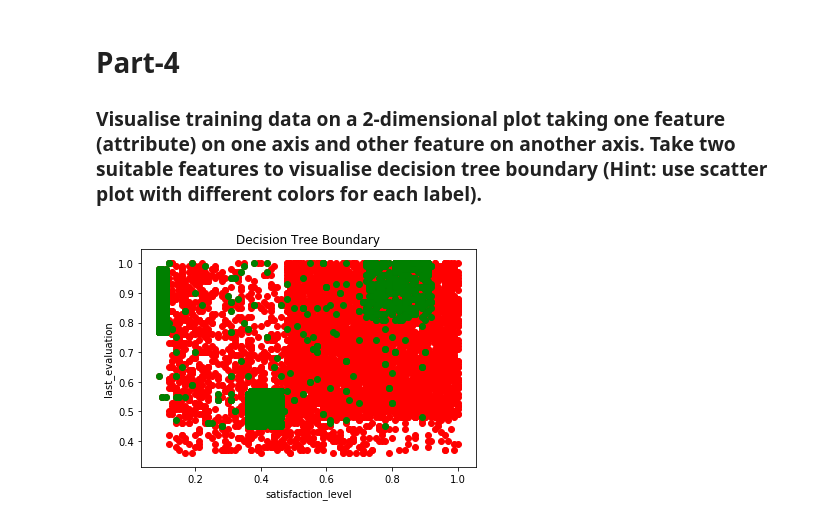
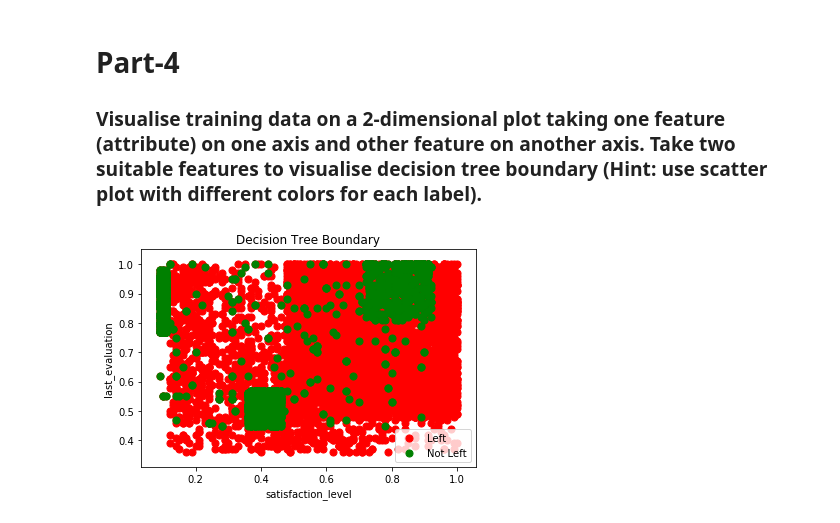
Before and after one commit to devloper13/DecisionTreeFromScratch, a Jupyter notebook: DecisionTree.ipynb, the cells around one changed output. Drawn from its saved outputs; the diff is of its cells as text; code cells hidden in the pictures.

```diff
--- a/DecisionTree.ipynb
+++ b/DecisionTree.ipynb
@@ -517,21 +522,22 @@ F-Score  :  0.9469901168014376
 # %%
 x = dataframe[list(dataframe.columns)[0]]
 y = dataframe[list(dataframe.columns)[1]]
 z = dataframe[list(dataframe.columns)[-1]]
 
 not_left = []
 new_x = []
 j = 0
 for i in z:
     if i == 1:
         not_left.append(y[j])
         new_x.append(x[j])
     j+=1
-plt.scatter(x,y,color = 'r')
-plt.scatter(new_x,not_left,color = 'g')
+plt.scatter(x,y,color = 'r',label = 'Left',s=50)
+plt.scatter(new_x,not_left,color = 'g',label = 'Not Left',s=50)
 plt.xlabel(list(dataframe.columns)[0])
 plt.ylabel(list(dataframe.columns)[1])
 plt.title('Decision Tree Boundary')
+plt.legend()
 plt.show()
 # %% [output]
-[figure, old version]
+[figure, new version]
```
Also changed, not shown: parts of 6 cells of this notebook.
